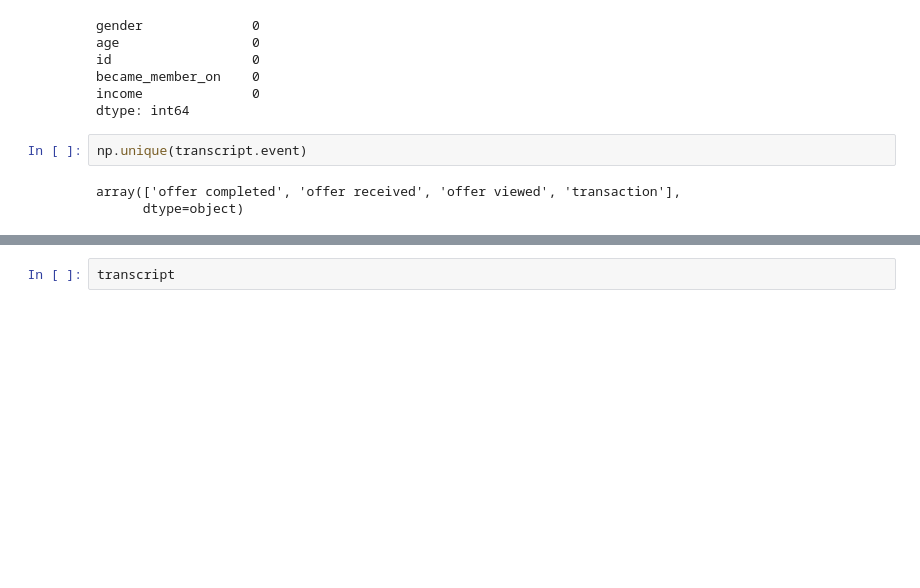
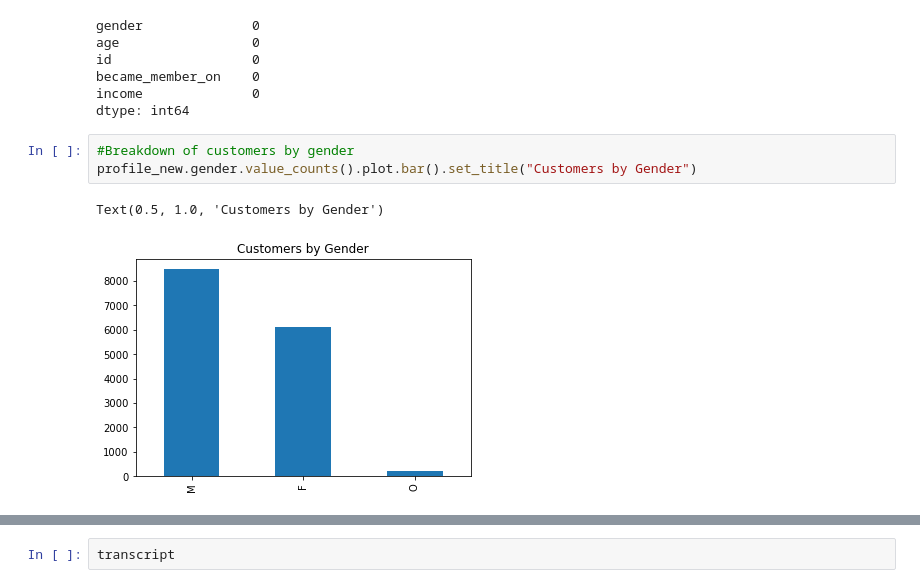
Before and after one commit to wintor214/Udacity-Data-Scientist-Capstone-Project-Starbucks, a Jupyter notebook: Starbucks_Capstone_notebook.ipynb, the cells around one changed output, grey strips where cells are left out. Cells and saved outputs as stored; diff of their text form; blank space fills up the shorter version.

```diff
--- a/Starbucks_Capstone_notebook.ipynb
+++ b/Starbucks_Capstone_notebook.ipynb
@@ -241,8 +243,9 @@ id                  0
 became_member_on    0
 income              0
 dtype: int64
-# %%
-np.unique(transcript.event)
-# %% [output]
-array(['offer completed', 'offer received', 'offer viewed', 'transaction'],
-      dtype=object)
+# %%
+#Breakdown of customers by gender
+profile_new.gender.value_counts().plot.bar().set_title("Customers by Gender")
+# %% [output]
+Text(0.5, 1.0, 'Customers by Gender')
+[figure, added]
```
Also changed, not shown: parts of 38 cells of this notebook.
